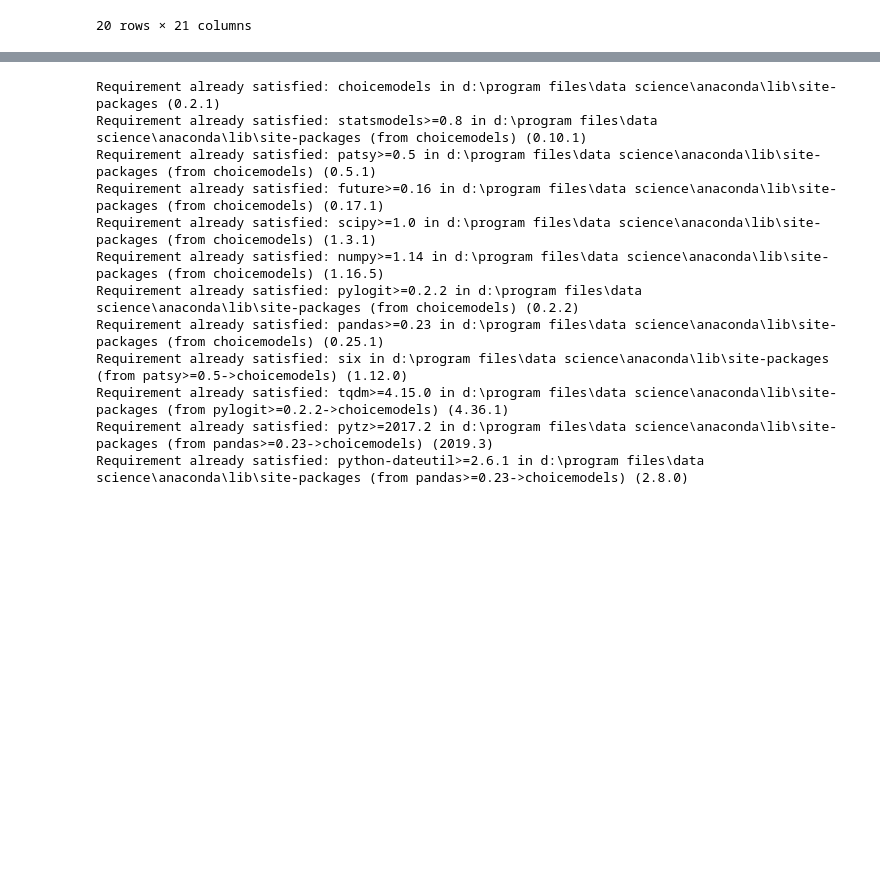
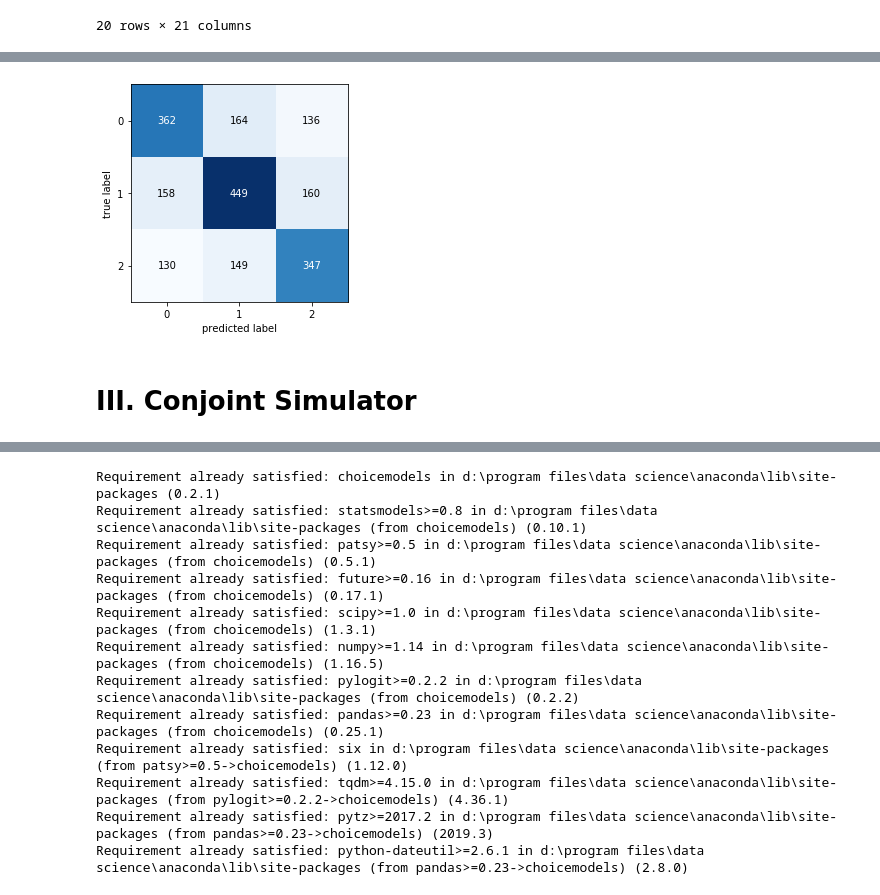
Before and after one commit to nguyenkhoi6394/Conjoint-Analysis, a Jupyter notebook: Choice-based Conjoint.ipynb, the cells around one changed output, grey strips where cells are left out. Cells and saved outputs as stored; diff of their text form; code cells hidden in the pictures; blank space fills up the shorter version.

```diff
--- a/Choice-based Conjoint.ipynb
+++ b/Choice-based Conjoint.ipynb
@@ -185,3 +236,9 @@ df.head(20)
 | 18 | 1 | 7 | 1 | 1 | 199 | 0 | 0 | ... |
 | 19 | 1 | 7 | 2 | 0 | 499 | 0 | 0 | ... |
 20 rows × 21 columns
+# %%
+predicted_alternative=df['AlternativeIdInSet'][df['predicted_choice']==1]
+actual_alternative=df['AlternativeIdInSet'][df['Choice']==1]
+
+from sklearn.metrics import classification_report
+print(classification_report(actual_alternative,predicted_alternative))
@@ -187,0 +255,8 @@ df.head(20)
+# %%
+!pip install mlxtend
+from mlxtend.evaluate import confusion_matrix
+from mlxtend.plotting import plot_confusion_matrix
+conf=confusion_matrix(actual_alternative,predicted_alternative)
+fig, ax = plot_confusion_matrix(conf_mat=conf)
+plt.show()
+# %% [output]
@@ -187,0 +277,3 @@ df.head(20)
+[figure, added]
+# %% [markdown]
+# III. Conjoint Simulator
```
Also changed, not shown: parts of 34 cells of this notebook, 1 other file.
